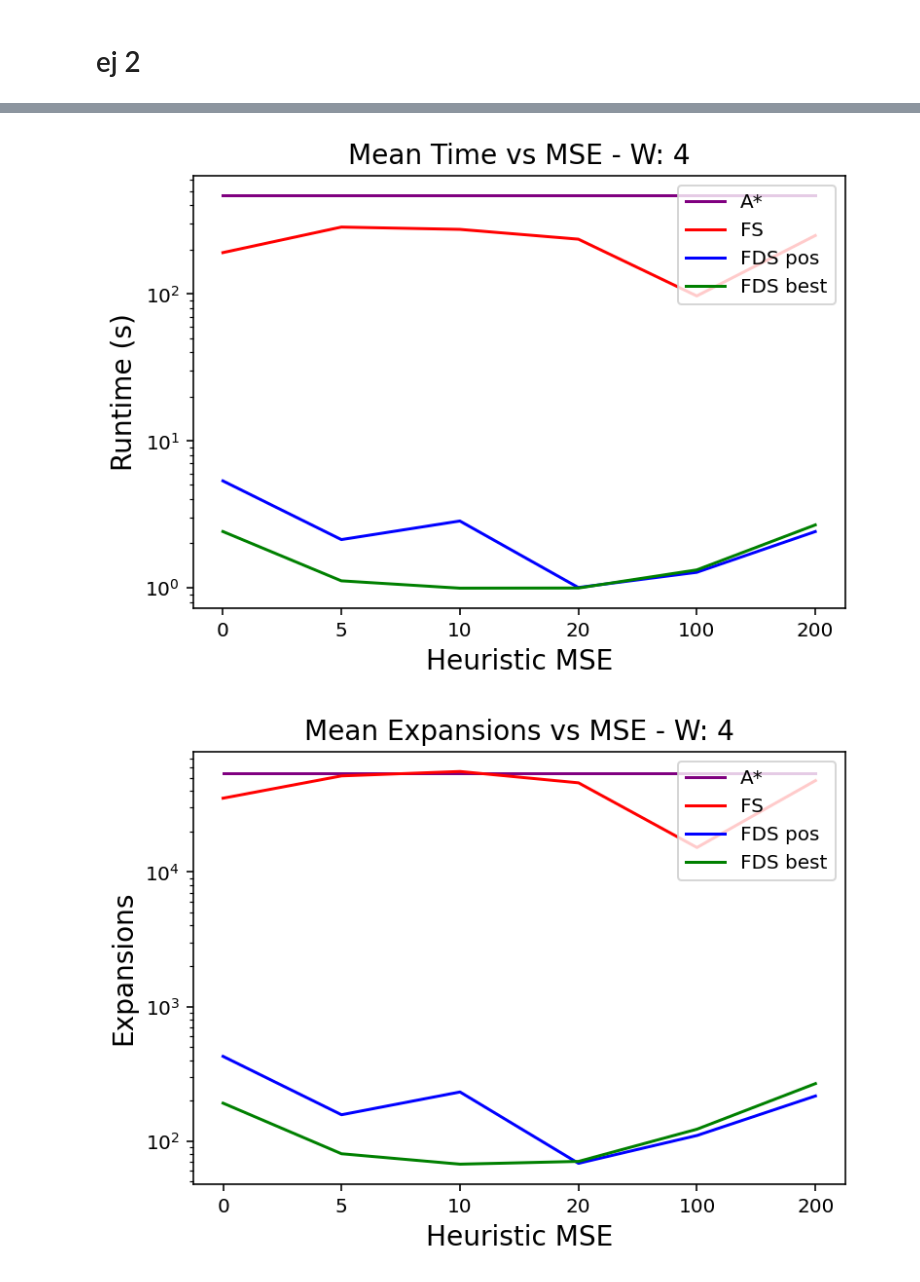
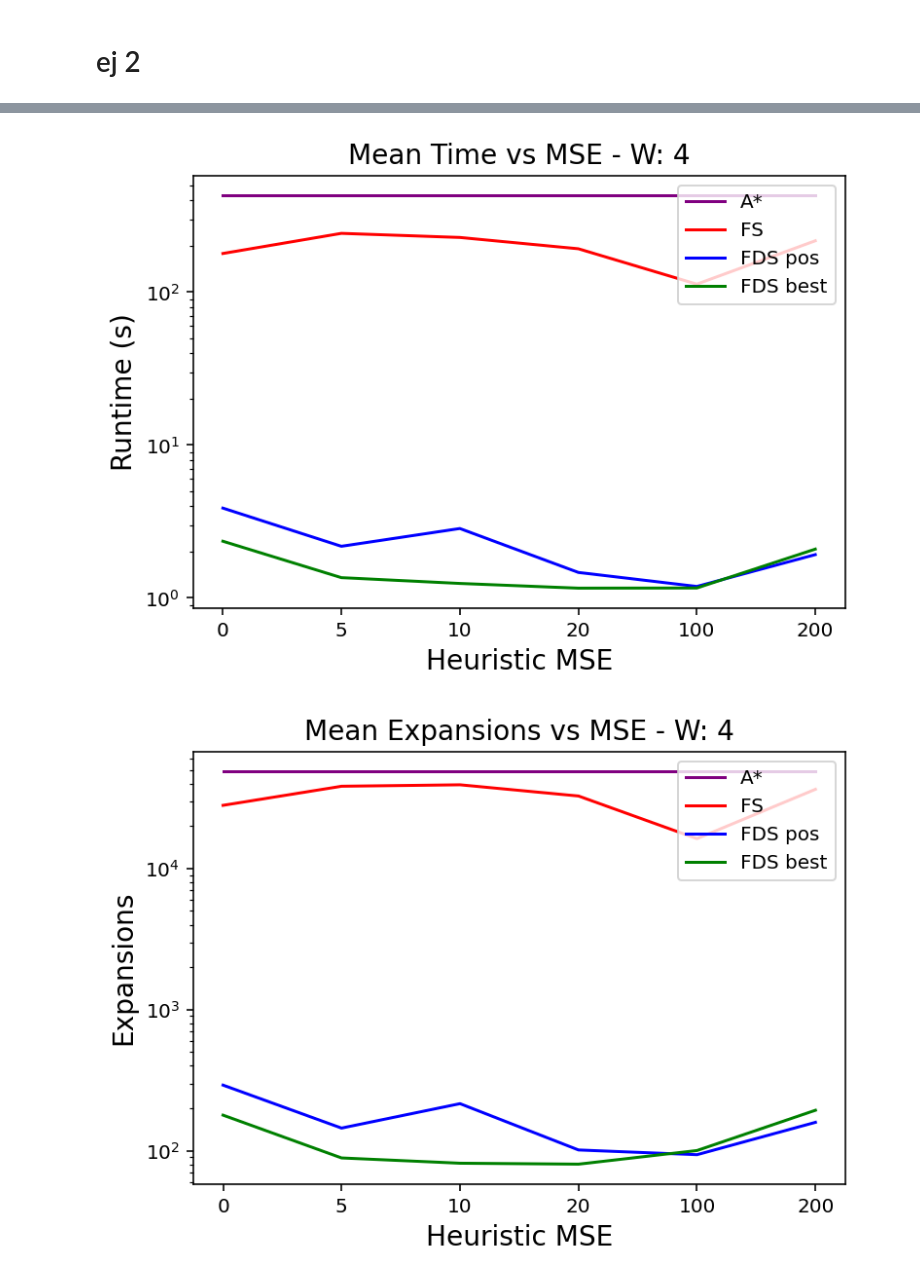
Before and after one commit to anais-mv/ipre-anais, a Jupyter notebook: gráficos + pos + best.ipynb, the cells around one changed output, grey strips where cells are left out. Drawn from its saved outputs; the diff is of its cells as text; code cells hidden in the pictures.

```diff
--- a/gráficos + pos + best.ipynb
+++ b/gráficos + pos + best.ipynb
@@ -252,6 +252,6 @@ graficar(ejemplo2_w2, 2, 15)
 # %%
 ejemplo2_w4 = "dato_2023-08-05 09.49.27.497343_--can_prop=19--can_op=100--rango=3--max_add=3--min_ap=10--weight=4__"
-graficar(ejemplo2_w4, 4, 15, True)
+graficar(ejemplo2_w4, 4, 30, True)
 # %% [output]
-[figure, old version]
+[figure, new version]
-[figure, old version]
+[figure, new version]
```
Also changed, not shown: parts of 2 cells of this notebook, 44 other files.
